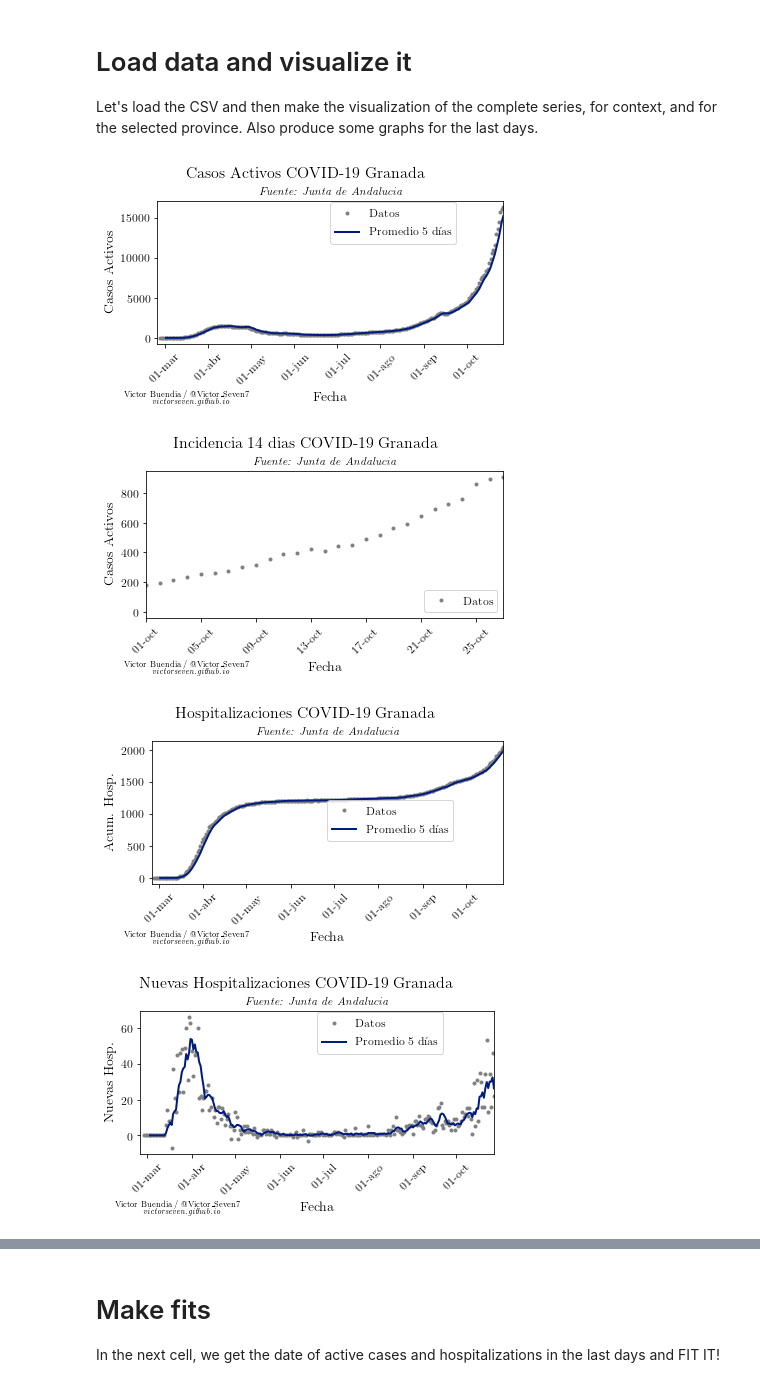
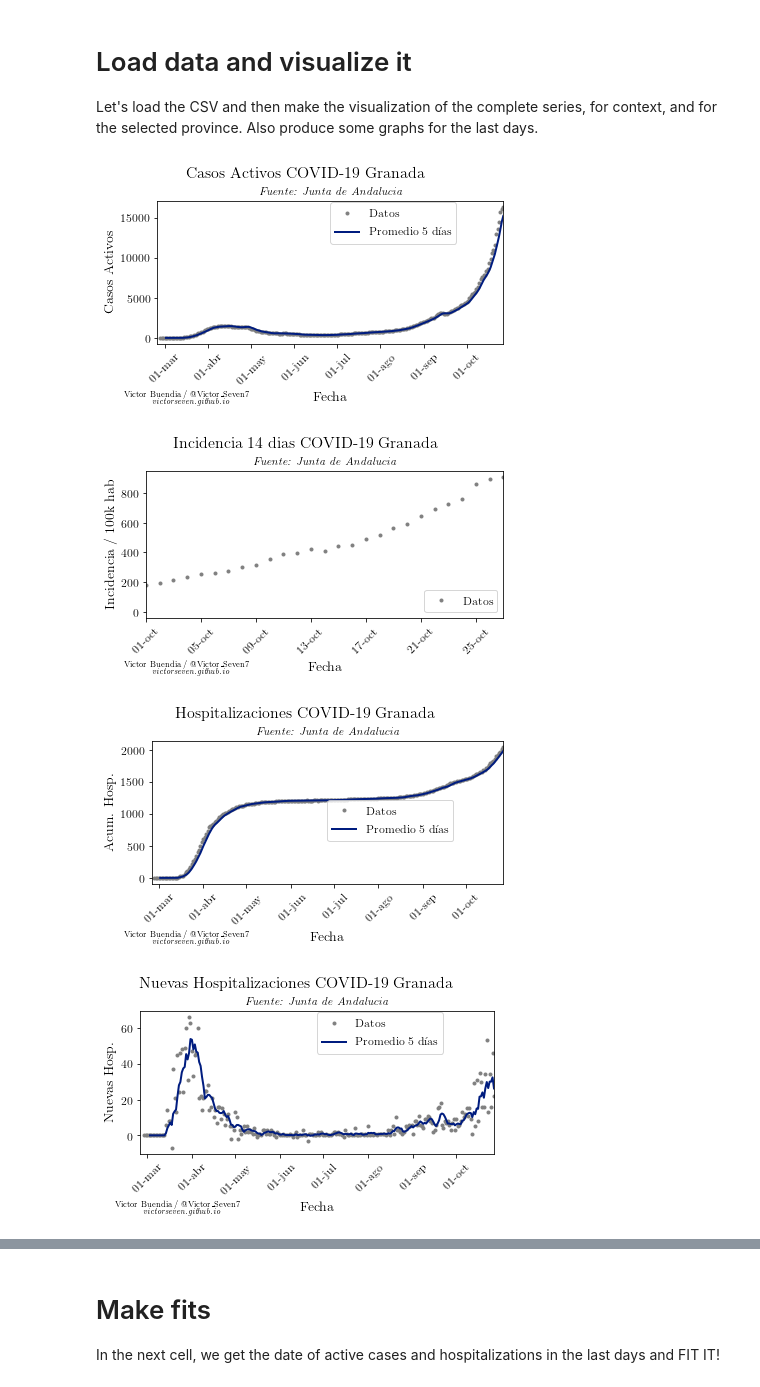
Before and after one commit to VictorSeven/CovidAndalucia, a Jupyter notebook: analisis/analisys.ipynb, the cells around one changed output, grey strips where cells are left out. Cells and saved outputs as stored; diff of their text form; code cells hidden in the pictures.

Commit message:
solved small issues with graph labels

```diff
--- a/analisis/analisys.ipynb
+++ b/analisis/analisys.ipynb
@@ -312,32 +312,32 @@ Let's load the CSV and then make the visualization of the complete series, for c
 # %%
 data = pd.read_csv(ANDALUCIA_CSV, parse_dates=[0])
 data_pr = data[data["Territorio"] == "Granada"]
 
 #Casos activos
 activos = data_pr.Total_confirmados - data_pr.Curados
 
 create_graph(data_pr.Fecha, activos, "Casos Activos", "Casos Activos", GRAPHS_OUT+"gr_active_total",
             moving_avg = 5, legend_loc=(0.5,0.7), enddate="2020-10-27")
 
 #Incidencia a 14 dias
 incidencia = 100000 * data_pr.Confirmados_PDIA_14_días / 912075.0
-create_graph(data_pr.Fecha, incidencia, "Casos Activos", "Incidencia 14 dias", GRAPHS_OUT+"gr_active_14",
+create_graph(data_pr.Fecha, incidencia, "Incidencia / 100k hab", "Incidencia 14 dias", GRAPHS_OUT+"gr_active_14",
             moving_avg = 0, legend_loc="lower right", startdate="2020-10-01", enddate="2020-10-27")
 
 #Hospitalizaciones
 create_graph(data_pr.Fecha, data_pr.Hospitalizados, "Acum. Hosp.", "Hospitalizaciones", GRAPHS_OUT+"gr_acum_hosp",
             moving_avg = 5, legend_loc=(0.5,0.3), enddate="2020-10-27")
 
 nuevos_hospi = data_pr.Hospitalizados.diff()
 
-create_graph(data_pr.Fecha, nuevos_hospi, "Nuevas Hosp.", "Nuevas Hospitalizaciones", GRAPHS_OUT+"gr_new_hosp",
+create_graph(data_pr.Fecha, nuevos_hospi, "Nuevas Hosp.", "Nuevas Hospitalizaciones", GRAPHS_OUT+"gr_new_hosp_total",
             moving_avg = 5, legend_loc=(0.5,0.7), enddate="2020-10-27")
 
 create_graph(data_pr.Fecha, nuevos_hospi, "Nuevas Hosp.", "Nuevas Hospitalizaciones", GRAPHS_OUT+"gr_new_hosp",
             moving_avg = 5, legend_loc=(0.5,0.7), startdate="2020-10-01", enddate="2020-10-27")
 # %% [output]
 [figure]
-[figure, old version]
+[figure, new version]
 [figure]
 [figure]
 [figure]
```
Also changed, not shown: parts of 1 cell of this notebook, 7 other files.
